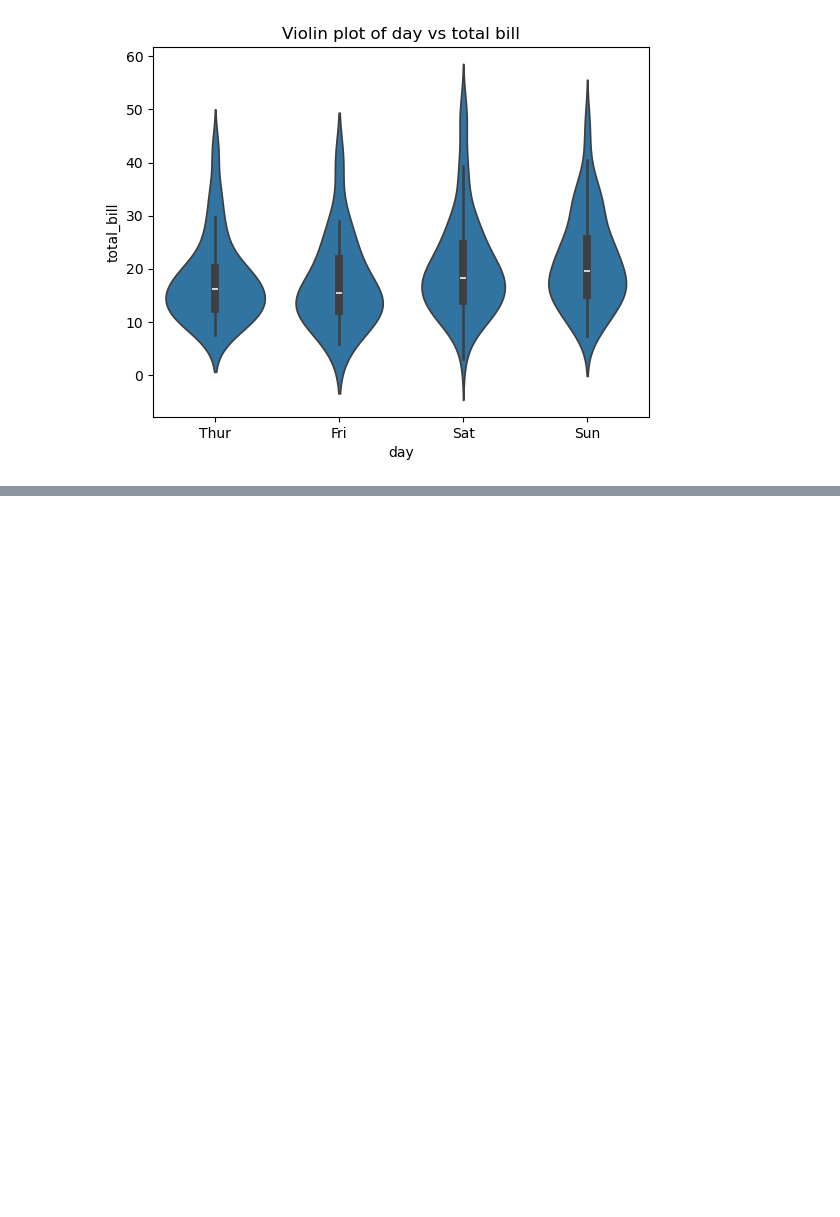
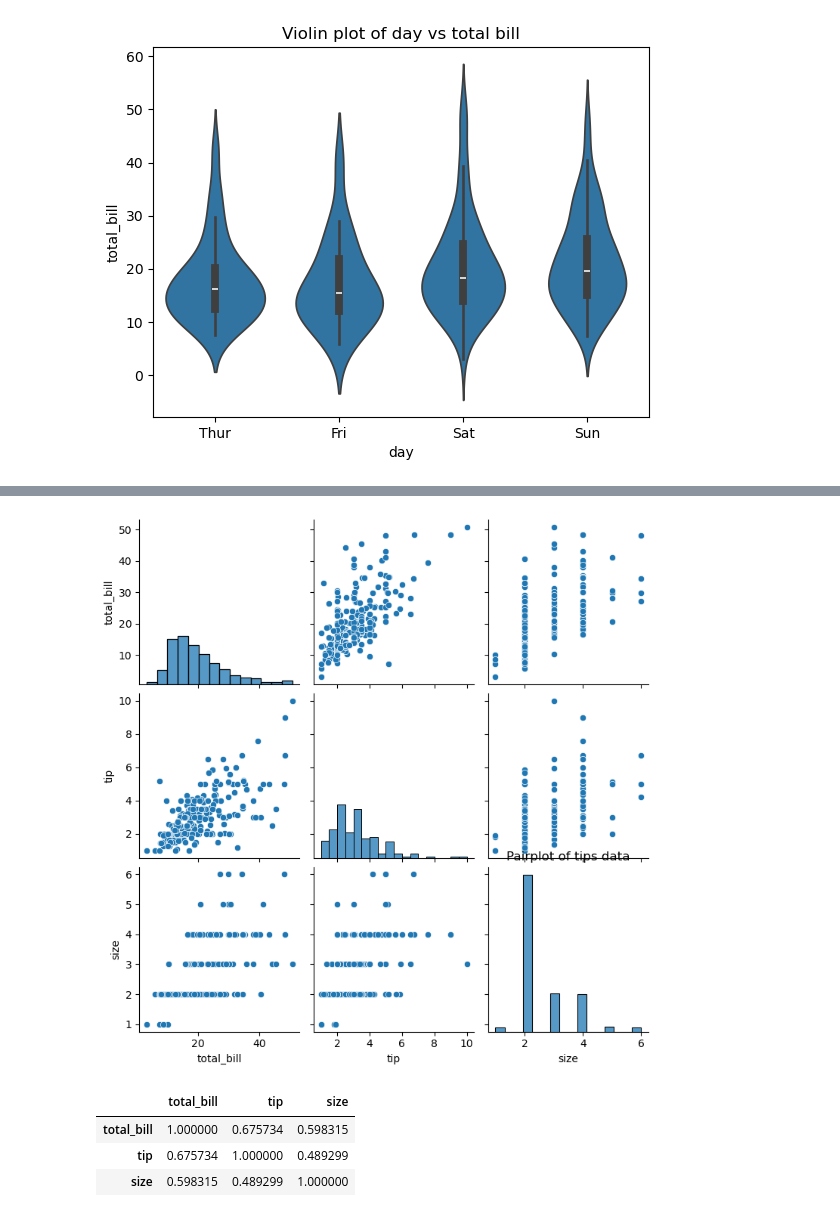
Before and after one commit to VanshSharma0/Data-Analyst, a Jupyter notebook: seaborn/tst.ipynb, the cells around one changed output, grey strips where cells are left out. Drawn from its saved outputs; the diff is of its cells as text; code cells hidden in the pictures; blank space fills up the shorter version.

```diff
--- a/seaborn/tst.ipynb
+++ b/seaborn/tst.ipynb
@@ -68,0 +79,17 @@ plt.show()
+# %%
+# Pairplot
+sns.pairplot(tips)
+plt.title("Pairplot of tips data")
+plt.show()
+# %% [output]
+[figure, added]
+# %%
+## Heatmap
+
+corr=tips[['total_bill','tip','size']].corr()
+corr
+# %% [output]
+|  | total_bill | tip | size |
+| total_bill | 1.000000 | 0.675734 | 0.598315 |
+| tip | 0.675734 | 1.000000 | 0.489299 |
+| size | 0.598315 | 0.489299 | 1.000000 |
```
Also changed, not shown: parts of 3 cells of this notebook.
